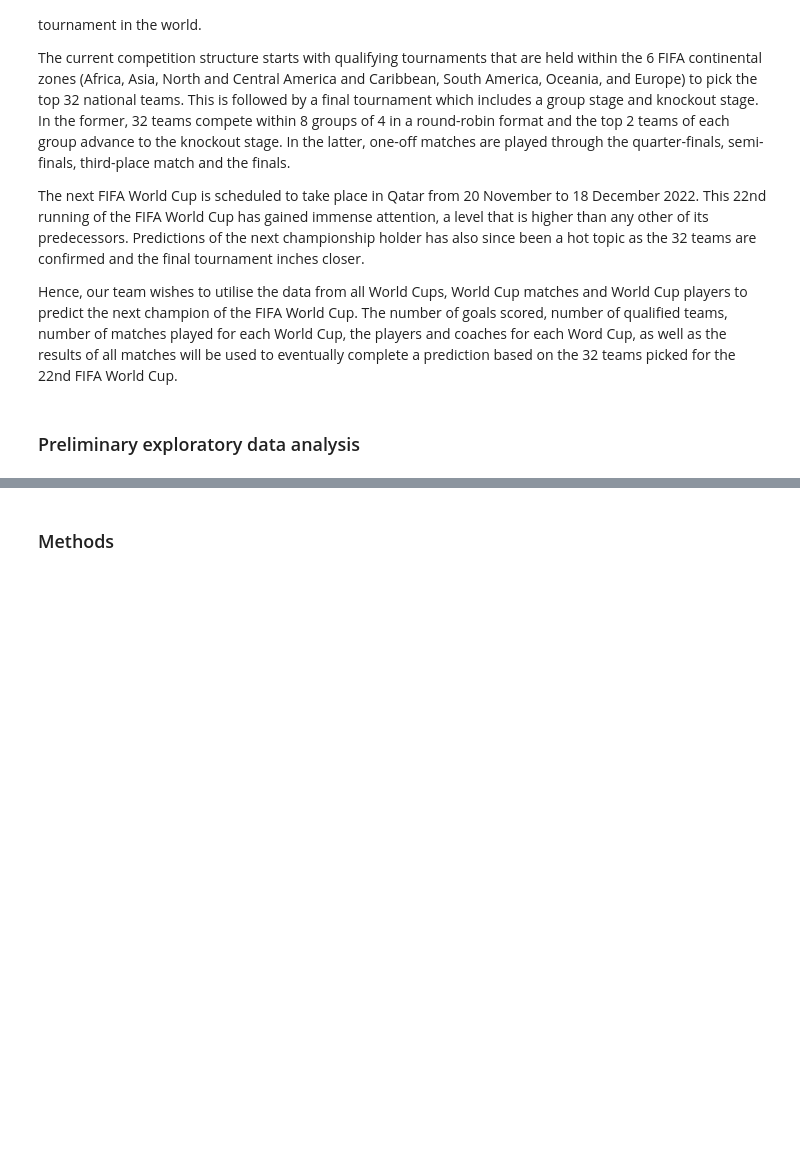
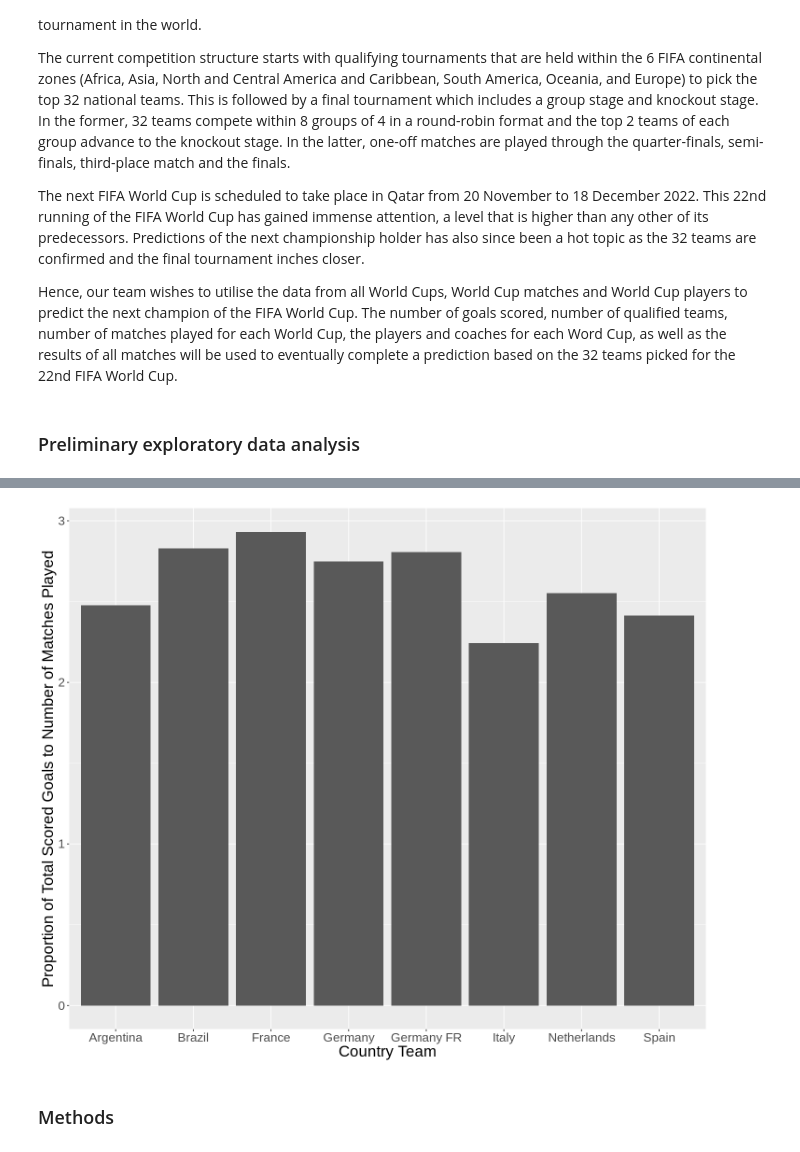
Before and after one commit to bowencu/dsci100groupproject, a Jupyter notebook: group_proposal.ipynb, the cells around one changed output, grey strips where cells are left out. Cells and saved outputs as stored; diff of their text form; code cells hidden in the pictures; blank space fills up the shorter version.

Commit message:
completed preliminary data analysis

```diff
--- a/group_proposal.ipynb
+++ b/group_proposal.ipynb
@@ -17,0 +39,24 @@ Hence, our team wishes to utilise the data from all World Cups, World Cup matche
+# %%
+#read data
+world_cup_data <- read_csv("FIFA_World_Cup.csv")
+
+#clean and wrangle data
+world_cup_data <- world_cup_data |>
+    select(-...1, -Datetime, -Stadium, -City, -Attendance:-Away.Team.Initials) |>
+    mutate(winner = ifelse(Home.Team.Goals > Away.Team.Goals,
+                           Home.Team.Name,
+                           ifelse(Home.Team.Goals < Away.Team.Goals,
+                                  Away.Team.Name,
+                                  "draw"))) |>
+    pivot_longer(cols = c("Home.Team.Name", "Away.Team.Name"),
+                 names_to = "home_away_name",
+                 values_to = "team") |>
+    pivot_longer(cols = c("Home.Team.Goals", "Away.Team.Goals"),
+                 names_to = "home_away_goals",
+                 values_to = "goals") |>
+    mutate(home_away_name = substring(home_away_name, 1, 9)) |>
+    mutate(home_away_goals = substring(home_away_goals, 1, 9)) |>
+    filter(home_away_name == home_away_goals) |>
+    filter(winner == team) |>
+    select(-home_away_name, -winner, -home_away_goals)
+world_cup_data
@@ -17,0 +113,8 @@ Hence, our team wishes to utilise the data from all World Cups, World Cup matche
+# %%
+summarize_data <- world_cup_data |>
+    filter(team %in% c("Brazil", "Italy", "Argentina", "Germany FR", "Germany", "France", "Netherlands", "Spain")) |>
+    group_by(team) |>
+    summarize(total_goals = sum(goals),
+             nmatches = n()) |>
+    mutate(goals_to_matches = total_goals / nmatches)
+summarize_data
@@ -18,3 +133,15 @@ Hence, our team wishes to utilise the data from all World Cups, World Cup matche
+# %%
+#visualize the data, plot proportion of goals/matches versus 8 most winning teams
+options(repr.plot.width = 12, repr.plot.height = 10)
+visualize_data <- summarize_data |>
+    ggplot(aes(x = team, y = goals_to_matches)) +
+        geom_bar(stat = "identity") +
+        labs(x = "Country Team",
+             y = "Proportion of Total Scored Goals to Number of Matches Played") +
+        theme(text = element_text(size = 20))
+visualize_data
+# %% [output]
+[figure, added]
 # %% [markdown]
 ### Methods
 # %% [markdown]
```
Also changed, not shown: parts of 4 cells of this notebook.
